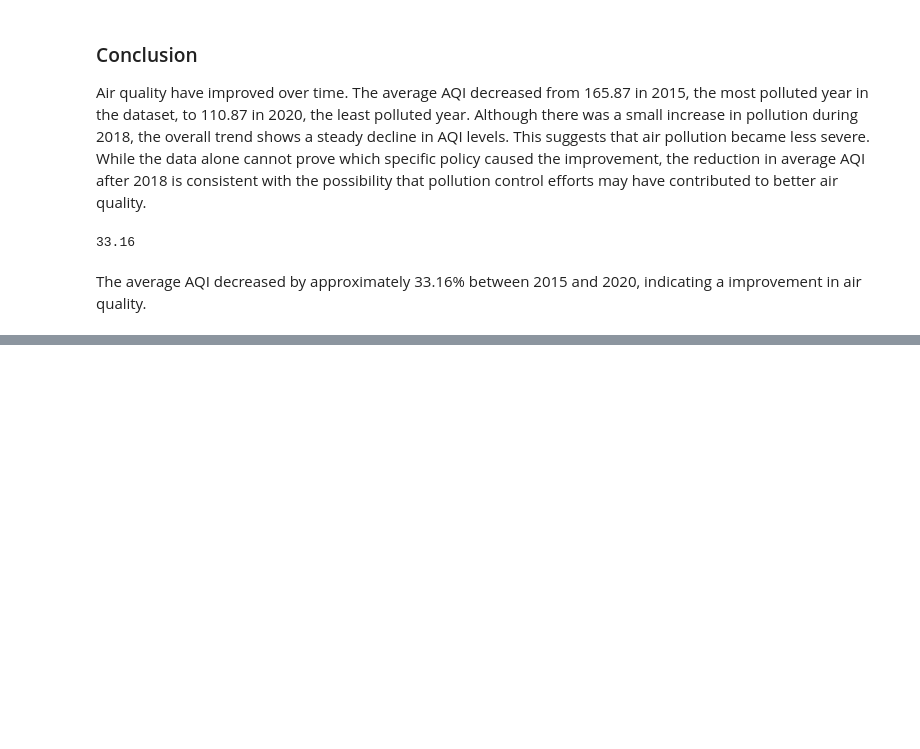
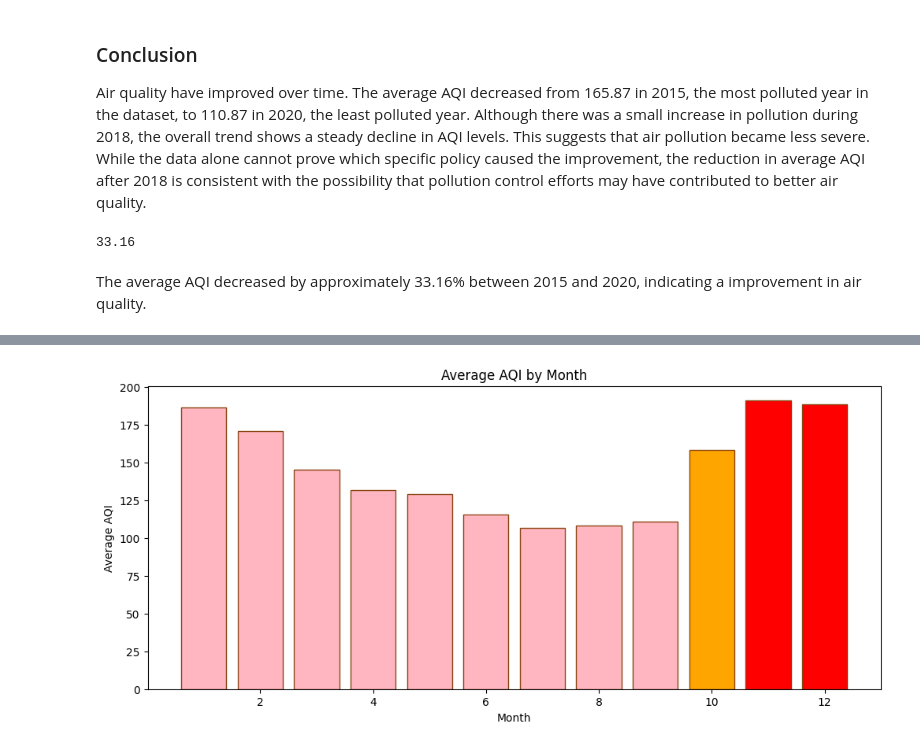
Before and after one commit to an2sh4a/ML-Lab-2547262, a Jupyter notebook: Lab-1/lab-1.ipynb, the cells around one changed output, grey strips where cells are left out. Drawn from its saved outputs; the diff is of its cells as text; code cells hidden in the pictures; blank space fills up the shorter version.

```diff
--- a/Lab-1/lab-1.ipynb
+++ b/Lab-1/lab-1.ipynb
@@ -712,0 +716,4 @@ The average AQI decreased by approximately 33.16% between 2015 and 2020, indicat
+# %%
+#Extracting Month
+city['Month'] = city['Date'].dt.month
+city['Month'].tail()
@@ -712,0 +727,4 @@ The average AQI decreased by approximately 33.16% between 2015 and 2020, indicat
+# %%
+# Average AQI by Month
+monthly_aqi = city.groupby('Month')['AQI_Clean'].mean()
+print(monthly_aqi)
@@ -712,0 +746,19 @@ The average AQI decreased by approximately 33.16% between 2015 and 2020, indicat
+# %%
+colors = [
+    'lightpink','lightpink','lightpink','lightpink',
+    'lightpink','lightpink','lightpink','lightpink',
+    'lightpink','orange','red','red'
+]
+plt.figure(figsize=(12,5))
+plt.bar(
+    monthly_aqi.index,
+    monthly_aqi.values,
+    color=colors,
+    edgecolor='saddlebrown'
+)
+plt.title("Average AQI by Month")
+plt.xlabel("Month")
+plt.ylabel("Average AQI")
+plt.show()
+# %% [output]
+[figure, added]
```
Also changed, not shown: parts of 6 cells of this notebook.
